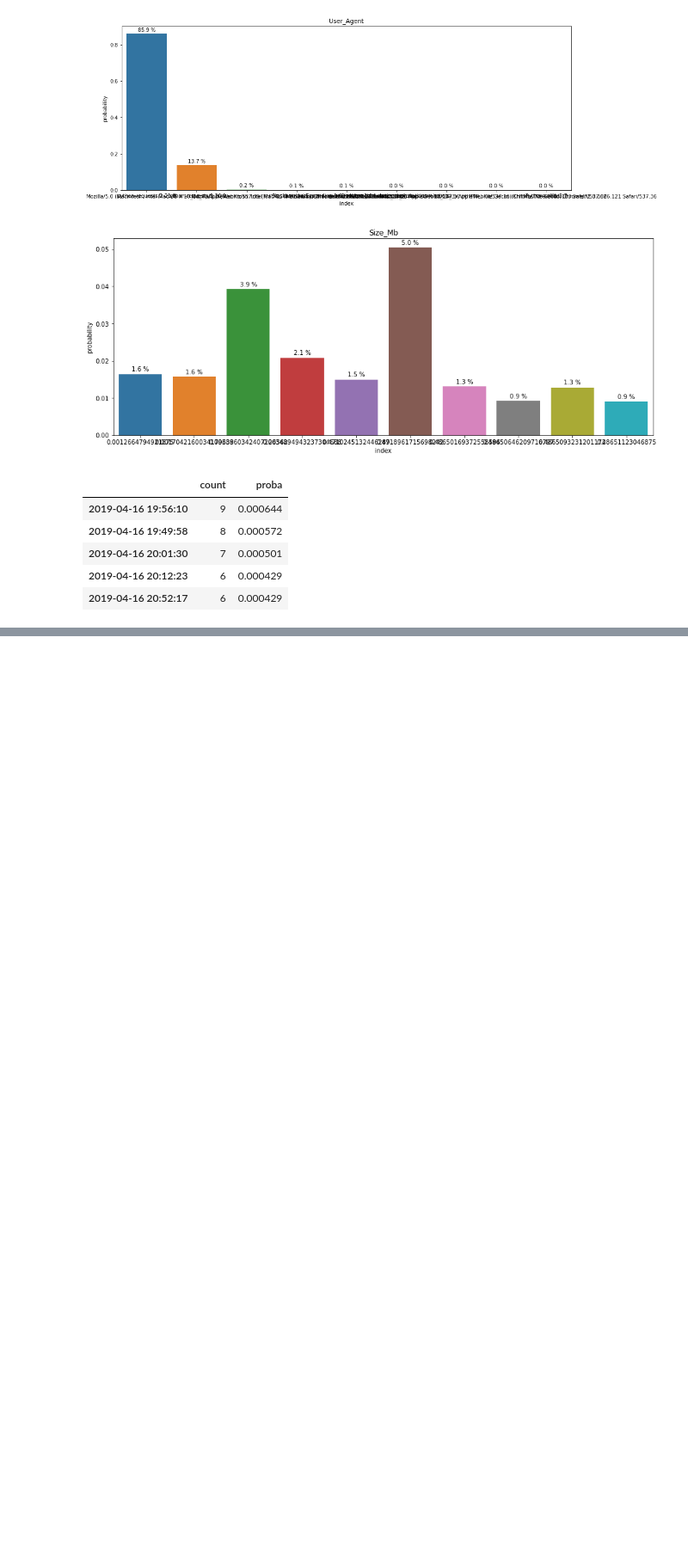
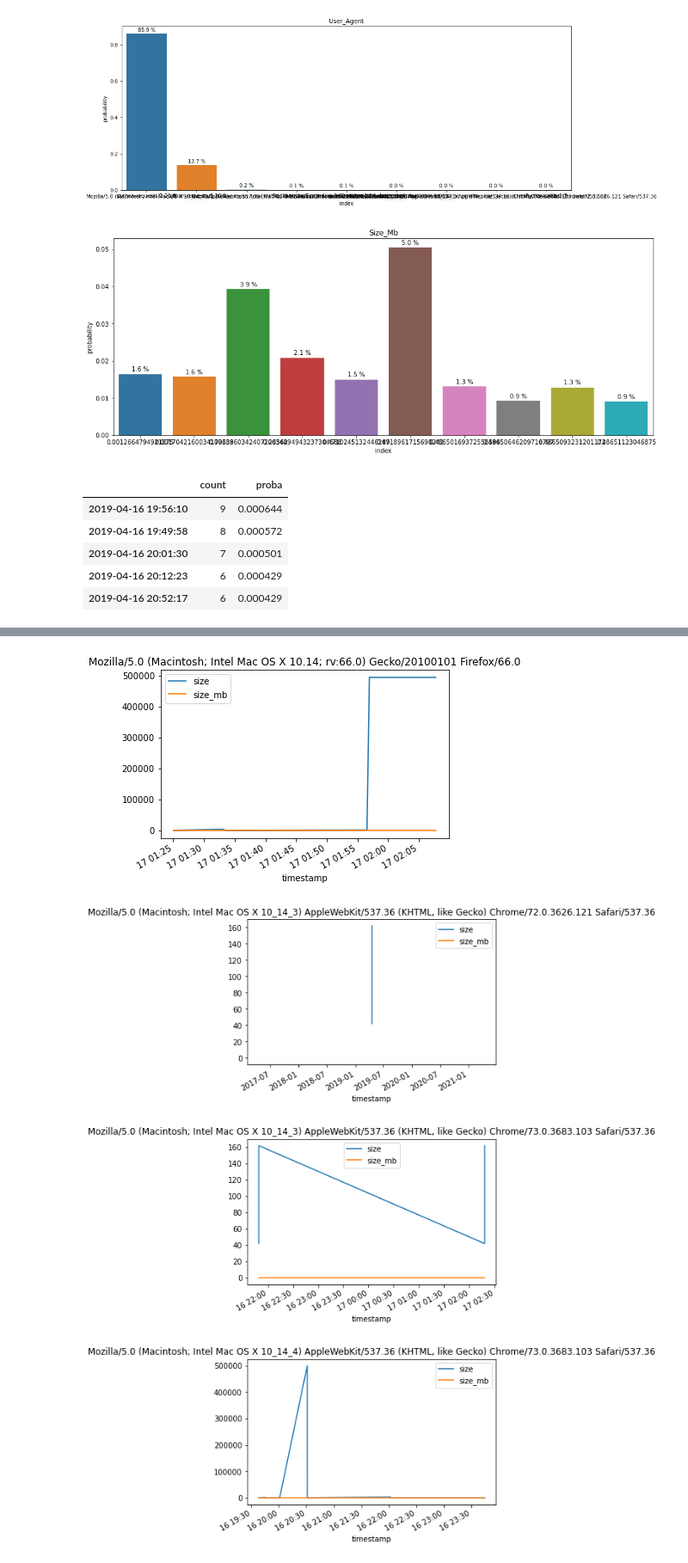
Before and after one commit to veronica-f-reyes/anomaly-detection-exercises, a Jupyter notebook: discrete_anomaly_detection.ipynb, the cells around one changed output, grey strips where cells are left out. Shown at 86% size. Cells and saved outputs as stored; diff of their text form; code cells hidden in the pictures; blank space fills up the shorter version.

```diff
--- a/discrete_anomaly_detection.ipynb
+++ b/discrete_anomaly_detection.ipynb
@@ -300,0 +315,9 @@ plt.figure();
+# %%
+grp = df.groupby('user_agent')
+for key in grp.groups.keys():
+    grp.get_group(key).plot(title=key)
+# %% [output]
+[figure, added]
+[figure, added]
+[figure, added]
+[figure, added]
```
Also changed, not shown: parts of 12 cells of this notebook.
